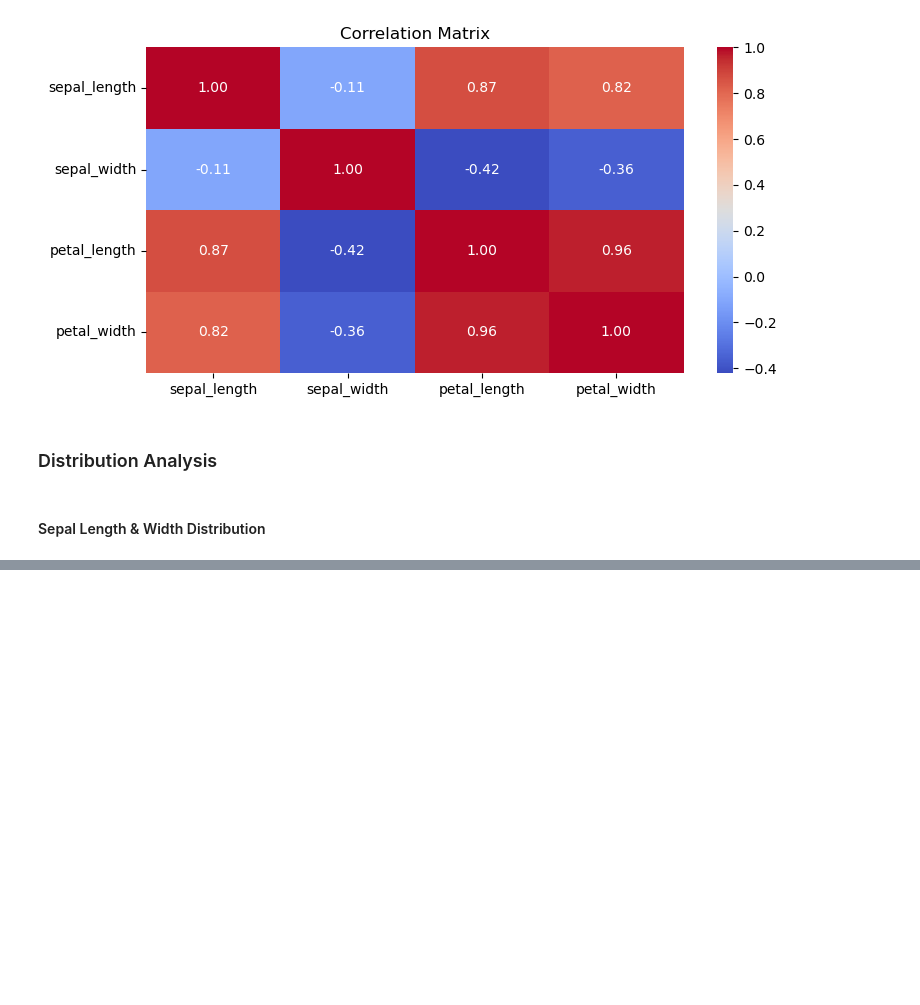
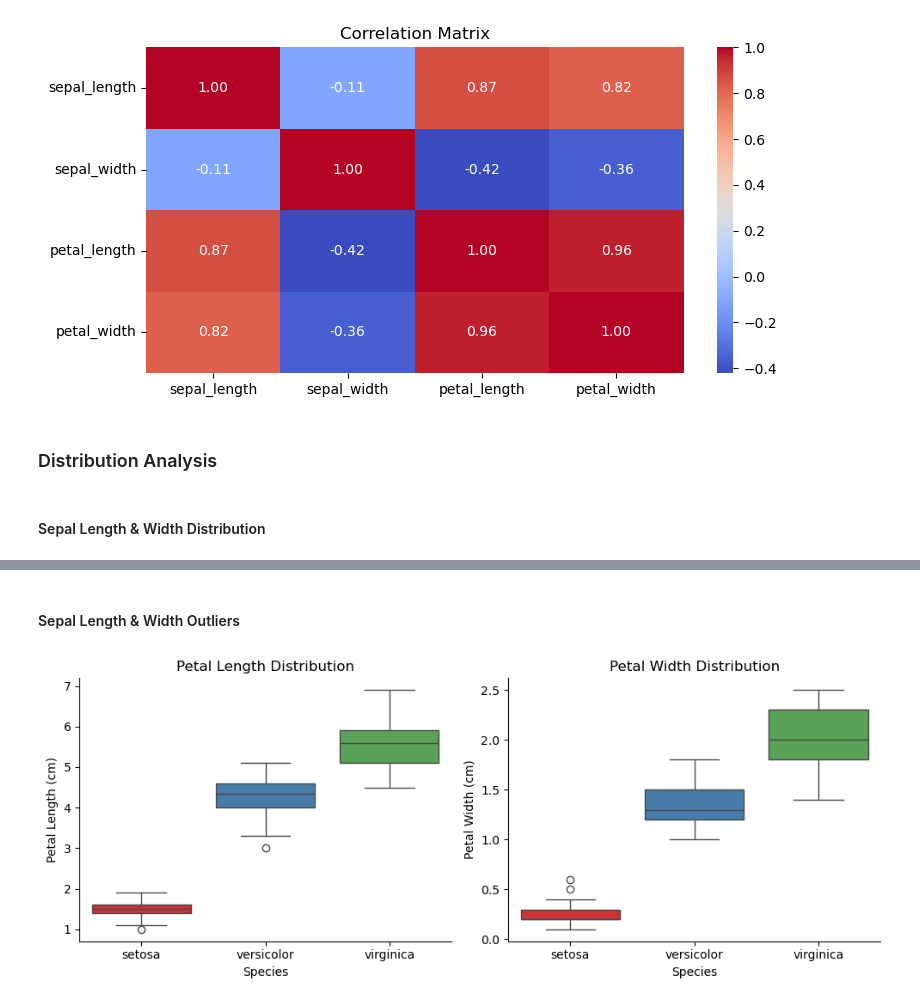
Before and after one commit to modyreturn/Codveda_Iris_Analysis, a Jupyter notebook: Iris_Codveda.ipynb, the cells around one changed output, grey strips where cells are left out. Saved outputs shown, nothing was run; the diff lists cells and outputs as text; code cells hidden in the pictures; blank space fills up the shorter version.

```diff
--- a/Iris_Codveda.ipynb
+++ b/Iris_Codveda.ipynb
@@ -169,0 +240,33 @@ plt.show()
+# %% [markdown]
+#### Sepal Length & Width Outliers
+# %%
+fig, axes = plt.subplots(1, 2, figsize=(10, 4))
+sns.boxplot(
+    data=df,
+    x='species',
+    y='petal_length',
+    ax=axes[0],
+    palette='Set1'
+)
+axes[0].set_title('Petal Length Distribution')
+axes[0].set_xlabel('Species')
+axes[0].set_ylabel('Petal Length (cm)')
+
+sns.boxplot(
+    data=df,
+    x='species',
+    y='petal_width',
+    ax=axes[1],
+    palette='Set1'
+)
+axes[1].set_title('Petal Width Distribution')
+axes[1].set_xlabel('Species')
+axes[1].set_ylabel('Petal Width (cm)')
+
+
+sns.despine()
+plt.tight_layout()
+plt.show()
+#
+# %% [output]
+[figure, added]
```
Also changed, not shown: parts of 11 cells of this notebook.
